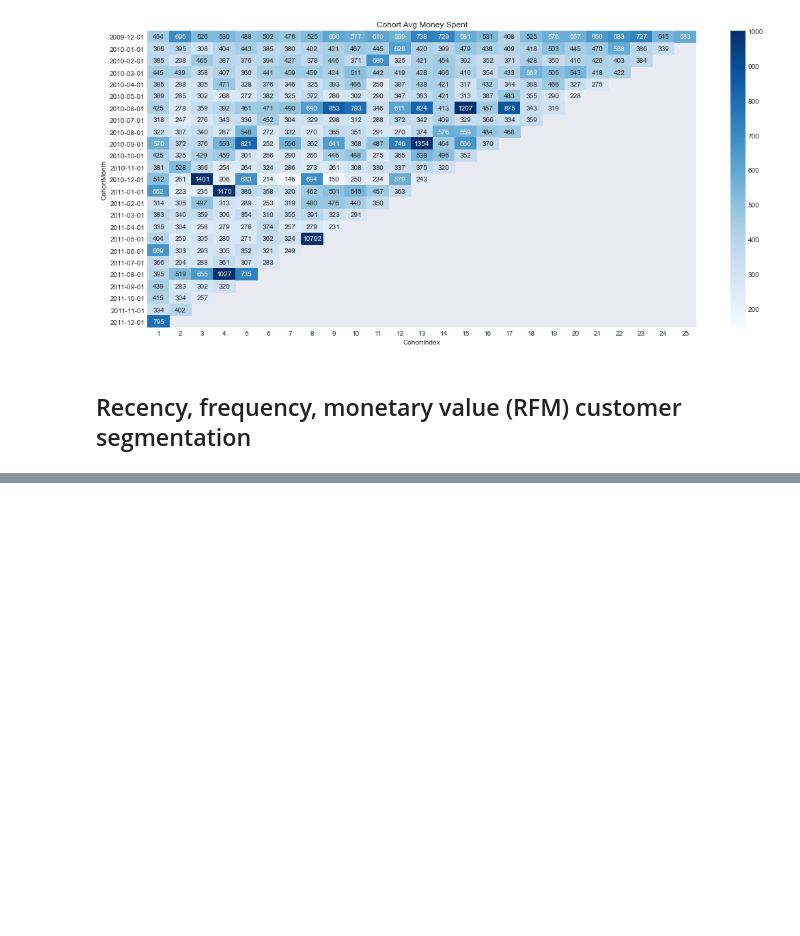
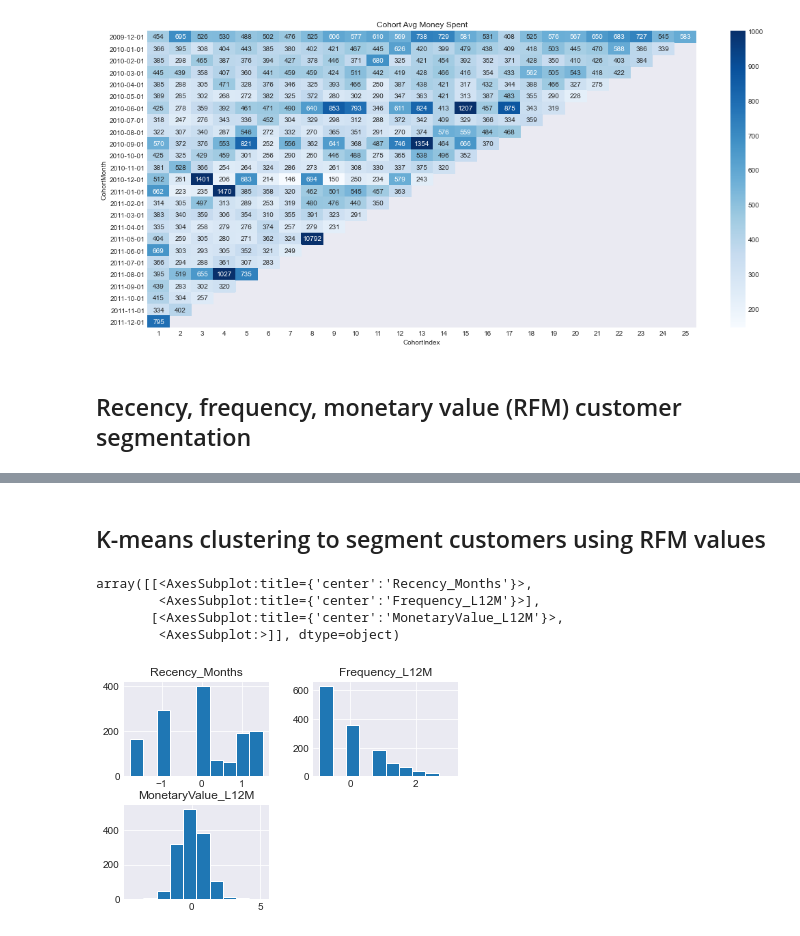
Before and after one commit to ga-tardochisalles/online-retail-customer-segregation, a Jupyter notebook: Cohort_RFM_KMeans_Customer_Analysis.ipynb, the cells around one changed output, grey strips where cells are left out. Saved outputs shown, nothing was run; the diff lists cells and outputs as text; code cells hidden in the pictures; blank space fills up the shorter version.

```diff
--- a/Untitled.ipynb
+++ b/Cohort_RFM_KMeans_Customer_Analysis.ipynb
@@ -248,0 +283,15 @@ rfm_df.head(11)
+# %%
+def retrieve_cust_medal(RFM_score):
+    if RFM_score >= 9:
+        return '1 - Gold'
+    elif RFM_score >= 6:
+        return '2 - Silver'
+    else:
+        return '3 - Bronze'
+
+rfm_df['General_Segment'] = rfm_df['RFM_Score'].apply(retrieve_cust_medal)
+rfm_df.groupby('General_Segment').agg({
+    'Recency_Months': 'mean',
+    'Frequency_L12M': 'mean',
+    'MonetaryValue_L12M': ['mean','count']
+}).round(1)
@@ -248,0 +305,19 @@ rfm_df.head(11)
+# %% [markdown]
+## K-means clustering to segment customers using RFM values
+# %%
+rfm_cols = ['Recency_Months','Frequency_L12M','MonetaryValue_L12M']
+rfm_kmeans = rfm_df[['Customer ID'] + rfm_cols].copy()
+rfm_kmeans['Customer ID'] = rfm_kmeans['Customer ID'].astype(str)
+# %%
+rfm_kmeans['Recency_Months'] = rfm_kmeans['Recency_Months'] + 1
+rfm_kmeans[rfm_cols] = np.log(rfm_kmeans[rfm_cols])
+# %%
+scaler = StandardScaler()
+rfm_kmeans[rfm_cols] = scaler.fit_transform(rfm_kmeans[rfm_cols])
+rfm_kmeans.hist()
+# %% [output]
+array([[<AxesSubplot:title={'center':'Recency_Months'}>,
+        <AxesSubplot:title={'center':'Frequency_L12M'}>],
+       [<AxesSubplot:title={'center':'MonetaryValue_L12M'}>,
+        <AxesSubplot:>]], dtype=object)
+[figure, added]
```
Also changed, not shown: parts of 17 cells of this notebook.
